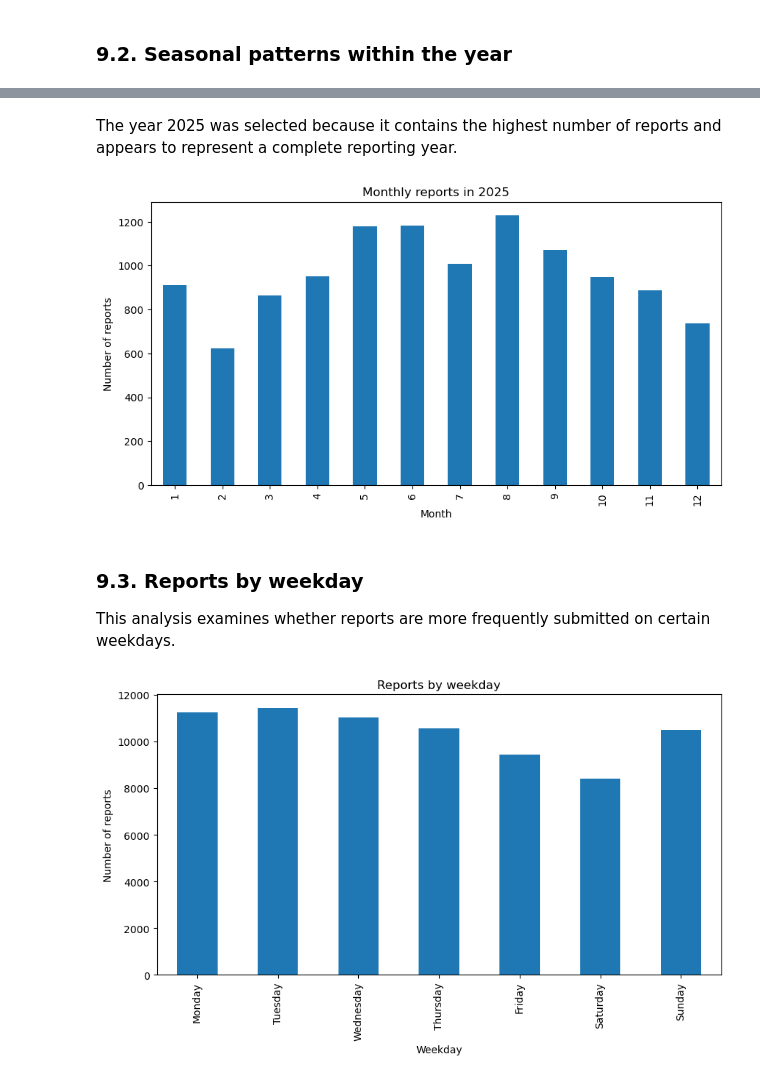
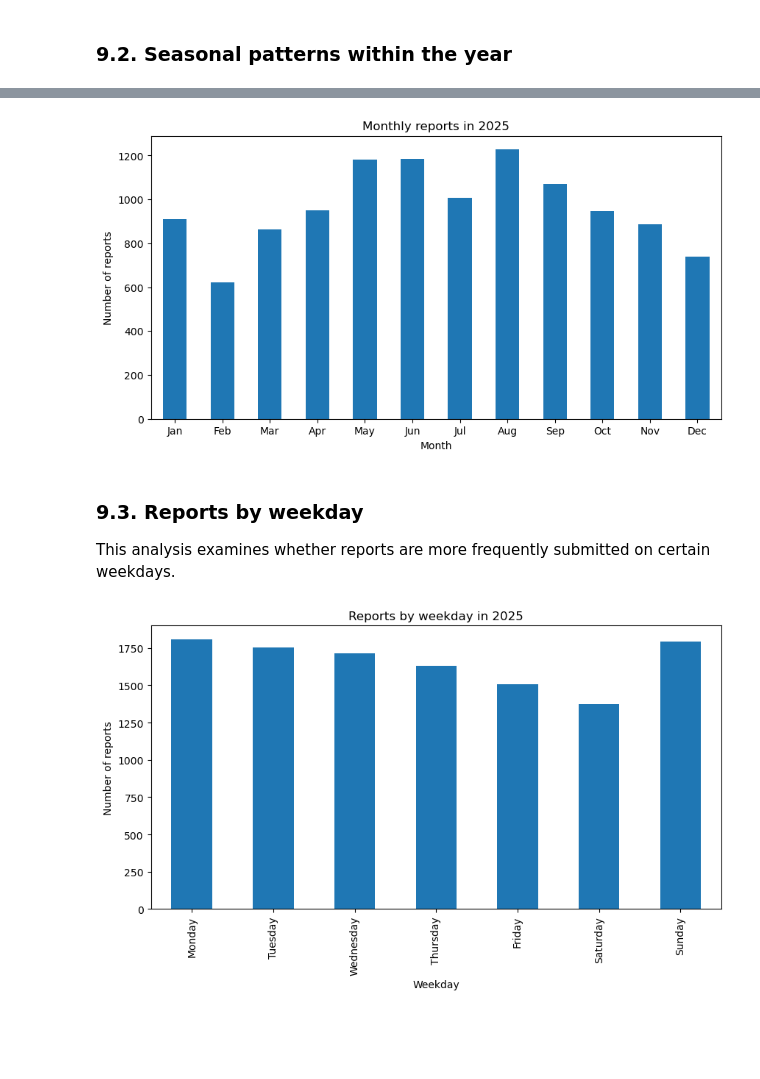
Before and after one commit to konaarnold/zueri-wie-neu-analysis, a Jupyter notebook: notebooks/zueri_wie_neu_analysis_neu.ipynb, the cells around one changed output, grey strips where cells are left out. Saved outputs shown, nothing was run; the diff lists cells and outputs as text; code cells hidden in the pictures; blank space fills up the shorter version.

```diff
--- a/notebooks/zueri_wie_neu_analysis_neu.ipynb
+++ b/notebooks/zueri_wie_neu_analysis_neu.ipynb
@@ -223,5 +295,6 @@ Only relevant variables are kept for the analysis in order to simplify the workf
 # %%
-reports_clean = reports[[
+## reports over all years
+reports_relevatn_var = reports[[
     "requested_datetime",
     "updated_datetime",
     "service_name",
@@ -232,6 +305,15 @@ reports_clean = reports[[
     "weekday",
     "geometry"
 ]]
+
+## filter complete years
+reports_clean = reports_relevatn_var[
+    (reports_clean["year"] >= 2014) &
+    (reports_clean["year"] <= 2025)
+]
+
+## filter reports for 2025
+reports_2025 = reports_clean[reports_clean["year"] == 2025]
 # %% [markdown]
 ### 4.4. Clean neighbourhood dataset
 Only the neighbourhood name, district name, and geometry are required for the spatial analysis.
@@ -458,22 +622,31 @@ Name: count, dtype: int64
-# %% [markdown]
-The year 2025 was selected because it contains the highest number of reports and appears to represent a complete reporting year.
 # %%
 reports_2025 = reports_clean[reports_clean["year"] == 2025]
 
 monthly_reports = reports_2025.groupby("month").size()
 
 monthly_reports.plot(
     kind="bar",
     figsize=(10,5)
 )
 
+month_labels = [
+    "Jan", "Feb", "Mar", "Apr",
+    "May", "Jun", "Jul", "Aug",
+    "Sep", "Oct", "Nov", "Dec"
+]
+
 plt.title("Monthly reports in 2025")
 plt.xlabel("Month")
 plt.ylabel("Number of reports")
+plt.xticks(
+    ticks=range(12),
+    labels=month_labels,
+    rotation=0
+)
 
 plt.show()
 # %% [output]
-[figure, old version]
+[figure, new version]
 # %% [markdown]
 ### 9.3. Reports by weekday
 This analysis examines whether reports are more frequently submitted on certain weekdays.
@@ -481,7 +654,7 @@ This analysis examines whether reports are more frequently submitted on certain
 weekday_order = ["Monday", "Tuesday", "Wednesday", "Thursday", "Friday", "Saturday", "Sunday"]
 
 reports_by_weekday = (
-    reports_clean["weekday"]
+    reports_2025["weekday"]
     .value_counts()
     .reindex(weekday_order)
 )
@@ -491,11 +664,11 @@ reports_by_weekday.plot(
     figsize=(10,5)
 )
 
-plt.title("Reports by weekday")
+plt.title("Reports by weekday in 2025")
 plt.xlabel("Weekday")
 plt.ylabel("Number of reports")
 
 plt.show()
 # %% [output]
-[figure, old version]
+[figure, new version]
 # %% [markdown]
```
Also changed, not shown: parts of 35 cells of this notebook.
